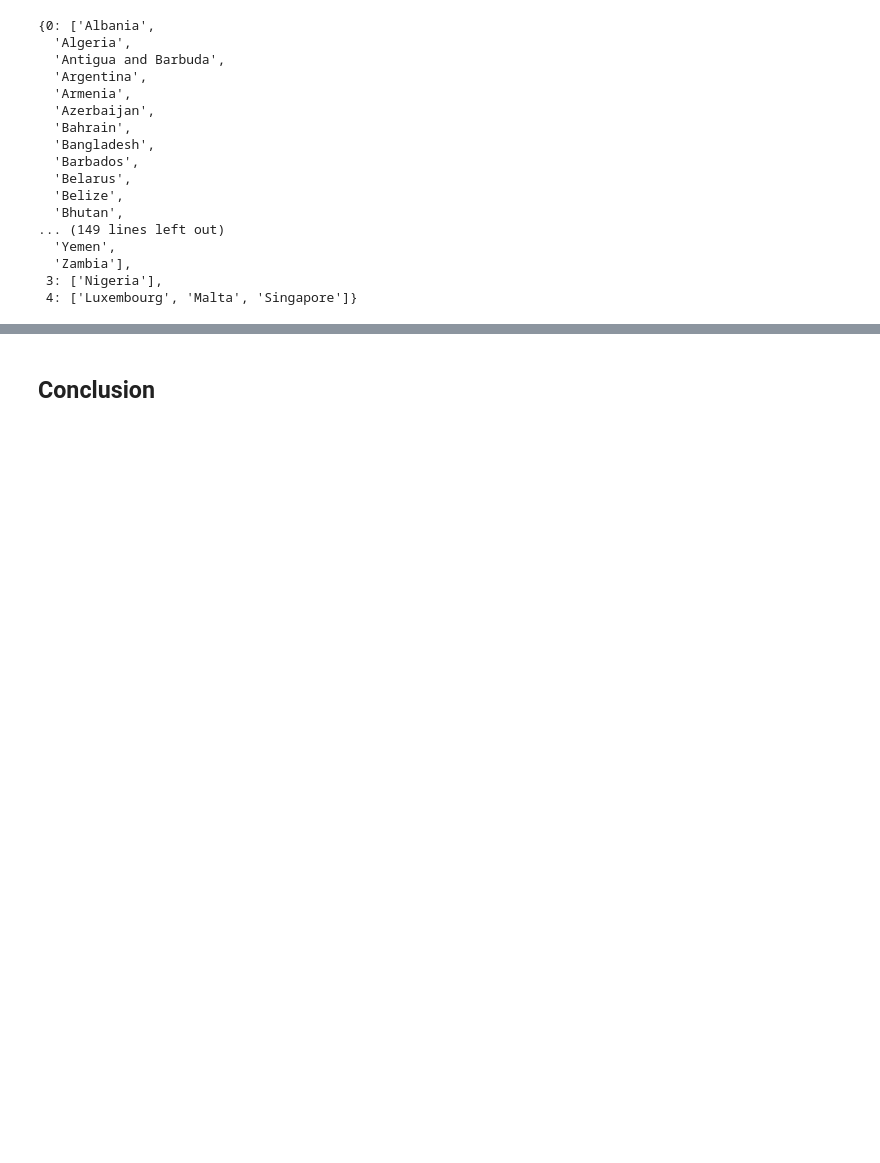
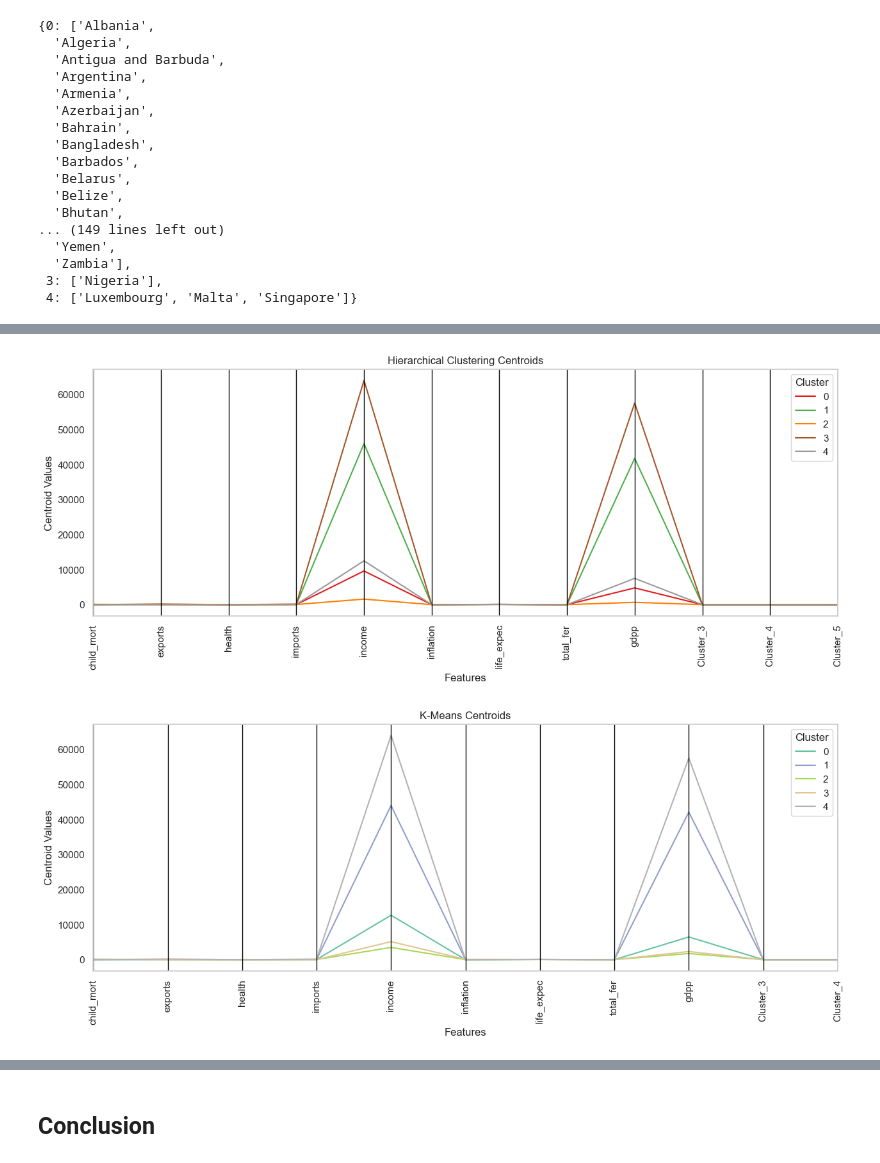
Before and after one commit to juanmarino15/CountryDataAnalysis, a Jupyter notebook: countryDataAnalysis.ipynb, the cells around one changed output, grey strips where cells are left out. Cells and saved outputs as stored; diff of their text form; code cells hidden in the pictures; blank space fills up the shorter version.

Commit message:
Added Hierarchical analsysis to compare

```diff
--- a/countryDataAnalysis.ipynb
+++ b/countryDataAnalysis.ipynb
@@ -368,0 +380,9 @@ countries_in_5_clusters
+# %%
+from sklearn.cluster import AgglomerativeClustering
+
+# Applying Hierarchical Clustering with 5 clusters
+hc = AgglomerativeClustering(n_clusters=5, metric='euclidean', linkage='ward')
+hc_labels = hc.fit_predict(scaled_data)
+
+# Adding the Hierarchical Cluster labels to your dataframe
+country_data['HC_Cluster'] = hc_labels
@@ -368,0 +400,7 @@ countries_in_5_clusters
+# %%
+# Analysis of clusters formed by Hierarchical Clustering
+centroids_hc, sizes_hc = cluster_analysis(country_data, 'HC_Cluster')
+
+# You can display the centroids and sizes like you did with K-means
+print(centroids_hc)
+print(sizes_hc)
@@ -368,0 +444,33 @@ countries_in_5_clusters
+# %%
+import pandas as pd
+import matplotlib.pyplot as plt
+from pandas.plotting import parallel_coordinates
+
+# Assuming 'centroids_hc' and 'centroids_km' are your dataframes with the centroids for hierarchical clustering and k-means, respectively.
+
+# Reset index to have the cluster numbers as a regular column
+centroids_hc_reset = centroids_hc.reset_index()
+centroids_km_reset = centroids_5_clusters.reset_index()
+
+# Plot for Hierarchical Clustering
+plt.figure(figsize=(15, 5))
+parallel_coordinates(centroids_hc_reset, 'HC_Cluster', colormap=plt.get_cmap("Set1"))
+plt.title('Hierarchical Clustering Centroids')
+plt.xlabel('Features')
+plt.ylabel('Centroid Values')
+plt.legend(title='Cluster')
+plt.xticks(rotation=90)  # Rotate the x labels for better readability
+plt.show()
+
+# Plot for K-Means
+plt.figure(figsize=(15, 5))
+parallel_coordinates(centroids_km_reset, 'Cluster_5', colormap=plt.get_cmap("Set2"))
+plt.title('K-Means Centroids')
+plt.xlabel('Features')
+plt.ylabel('Centroid Values')
+plt.legend(title='Cluster')
+plt.xticks(rotation=90)  # Rotate the x labels for better readability
+plt.show()
+# %% [output]
+[figure, added]
+[figure, added]
```
Also changed, not shown: parts of 10 cells of this notebook.
